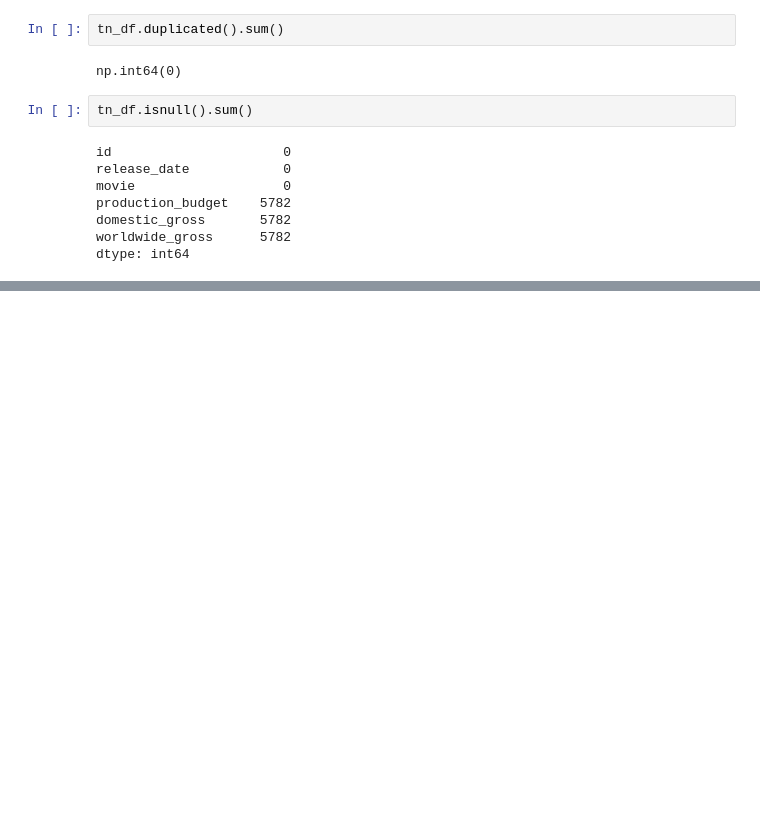
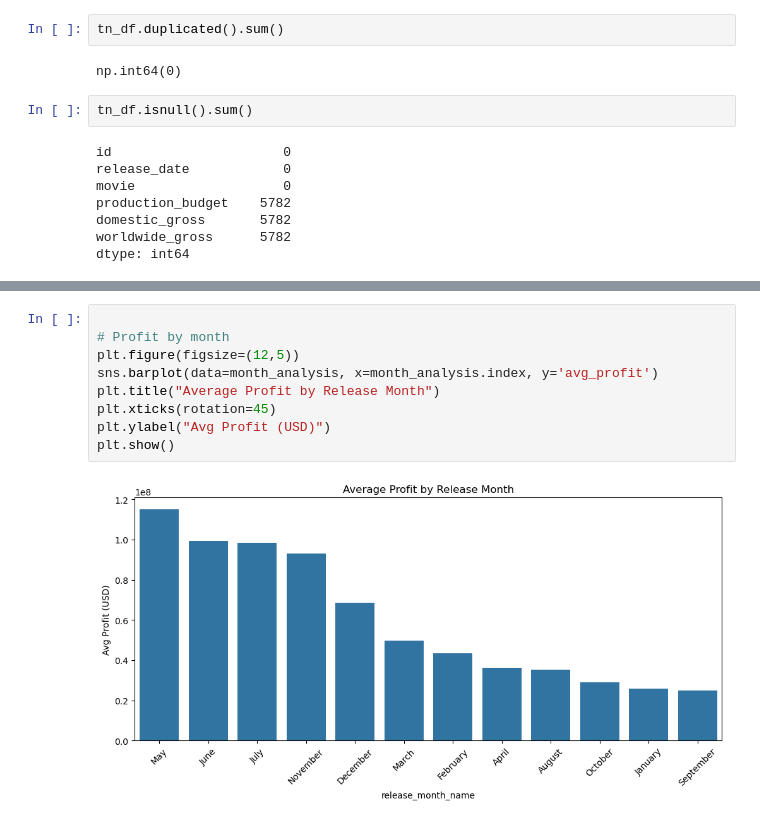
Before and after one commit to Christine-Muhoro/movie_group_project, a Jupyter notebook: notebooks/axle.ipynb, the cells around one changed output, grey strips where cells are left out. Drawn from its saved outputs; the diff is of its cells as text; blank space fills up the shorter version.

```diff
--- a/notebooks/axle.ipynb
+++ b/notebooks/axle.ipynb
@@ -362,0 +539,11 @@ dtype: int64
+# %%
+
+# Profit by month
+plt.figure(figsize=(12,5))
+sns.barplot(data=month_analysis, x=month_analysis.index, y='avg_profit')
+plt.title("Average Profit by Release Month")
+plt.xticks(rotation=45)
+plt.ylabel("Avg Profit (USD)")
+plt.show()
+# %% [output]
+[figure, added]
```
Also changed, not shown: parts of 20 cells of this notebook.
